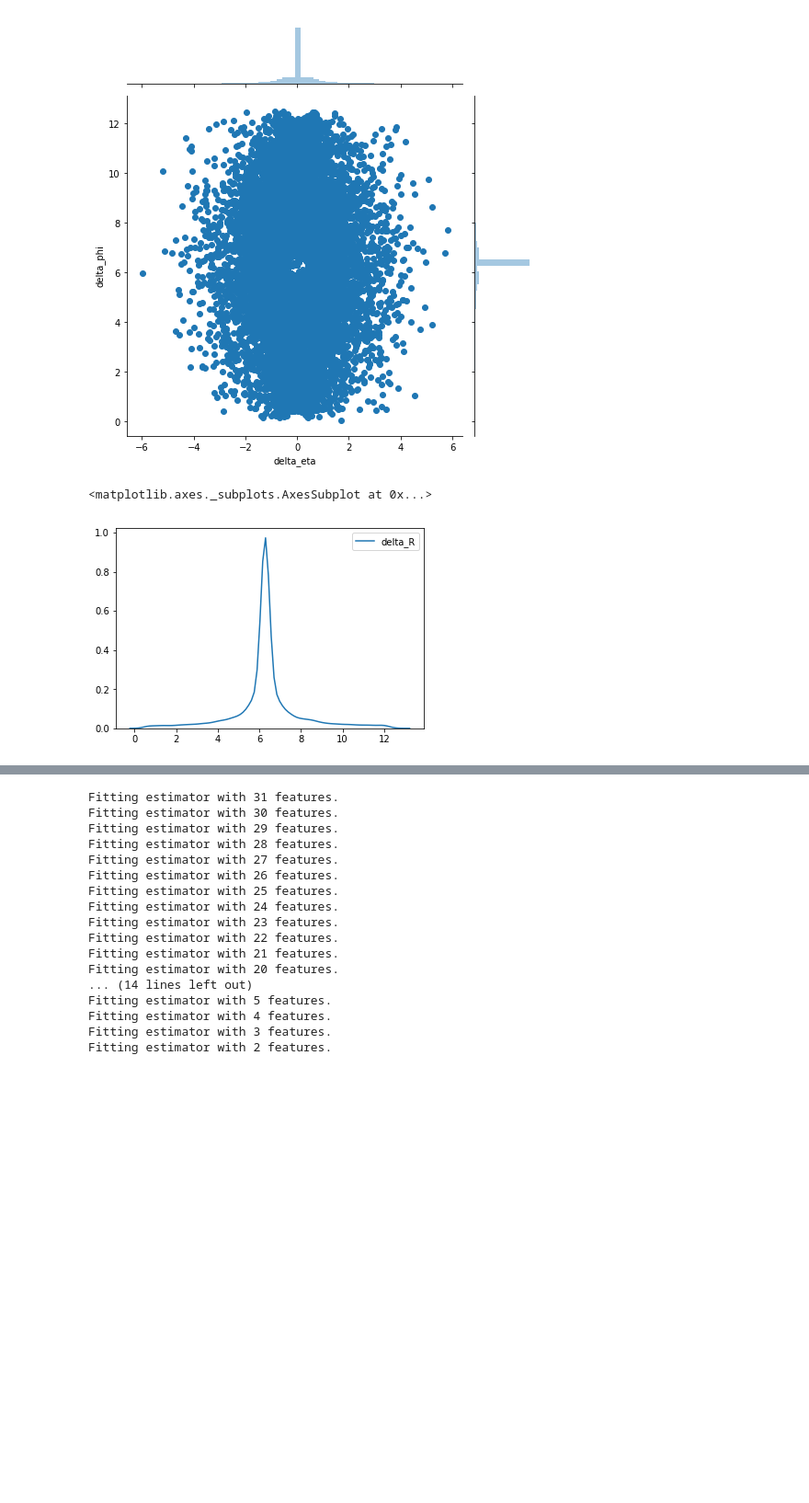
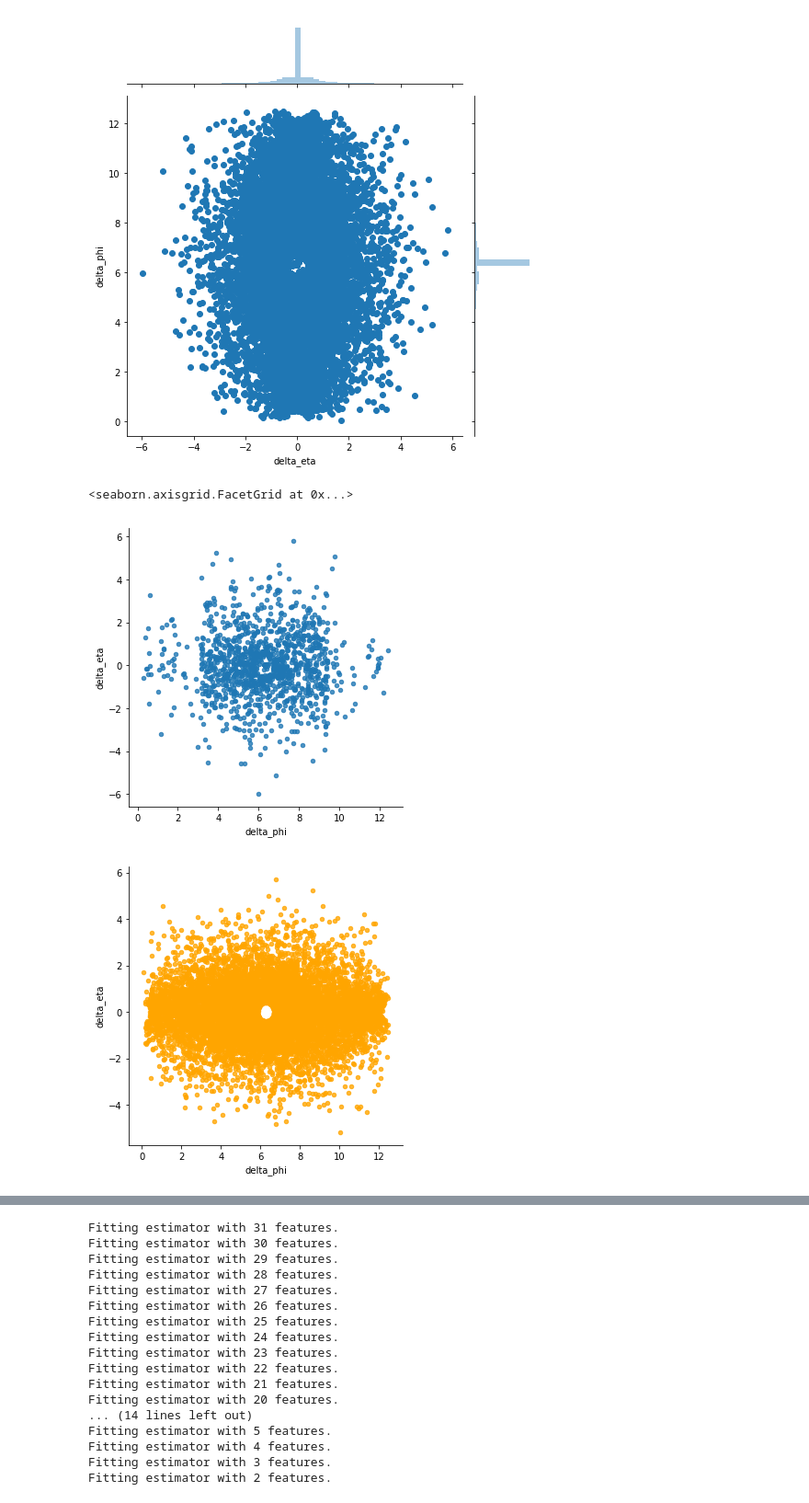
Before and after one commit to kevinyang372/HYU_PH, a Jupyter notebook: Root_explorer.ipynb, the cells around one changed output, grey strips where cells are left out. Shown at 92% size. Cells and saved outputs as stored; diff of their text form; code cells hidden in the pictures; blank space fills up the shorter version.

Commit message:
comparison of ttH and ttbb data

```diff
--- a/Root_explorer.ipynb
+++ b/Root_explorer.ipynb
@@ -164,8 +176,10 @@ g = sns.jointplot(full_train.delta_eta, full_train.delta_phi, kind="scatter", he
 plt.show()
 # %% [output]
 [figure]
-# %%
-sns.kdeplot(full_train.delta_R)
-# %% [output]
-<matplotlib.axes._subplots.AxesSubplot at 0x...>
-[figure, removed]
+# %%
+sns.lmplot(x='delta_phi', y='delta_eta', data=train_tree, fit_reg=False, scatter_kws={"s": 20})
+sns.lmplot(x='delta_phi', y='delta_eta', data=train_tree_2, fit_reg=False, scatter_kws={"s": 20, 'color':'orange'})
+# %% [output]
+<seaborn.axisgrid.FacetGrid at 0x...>
+[figure, added]
+[figure, added]
```
Also changed, not shown: parts of 8 cells of this notebook.
